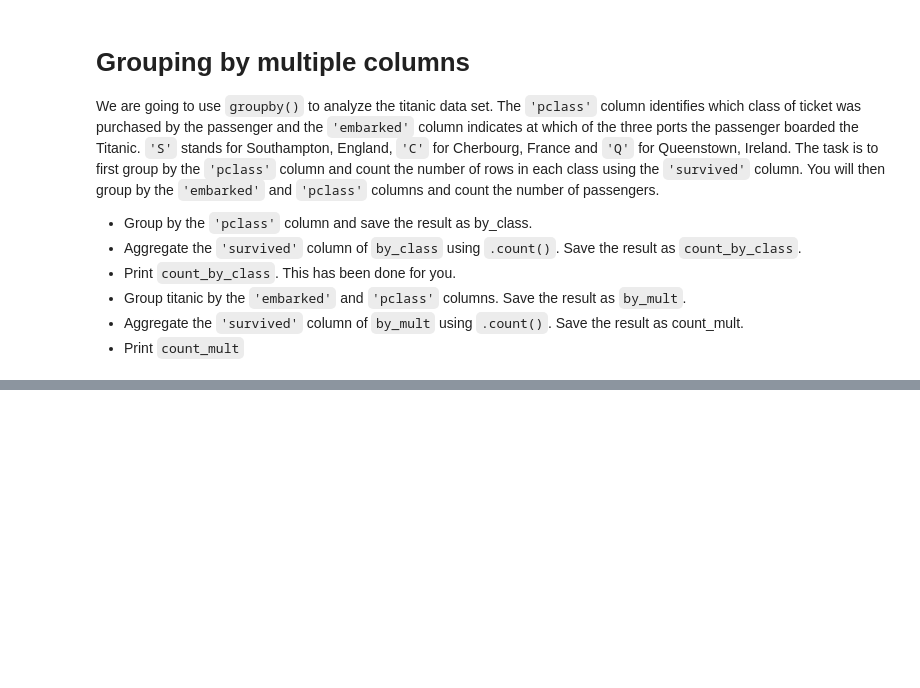
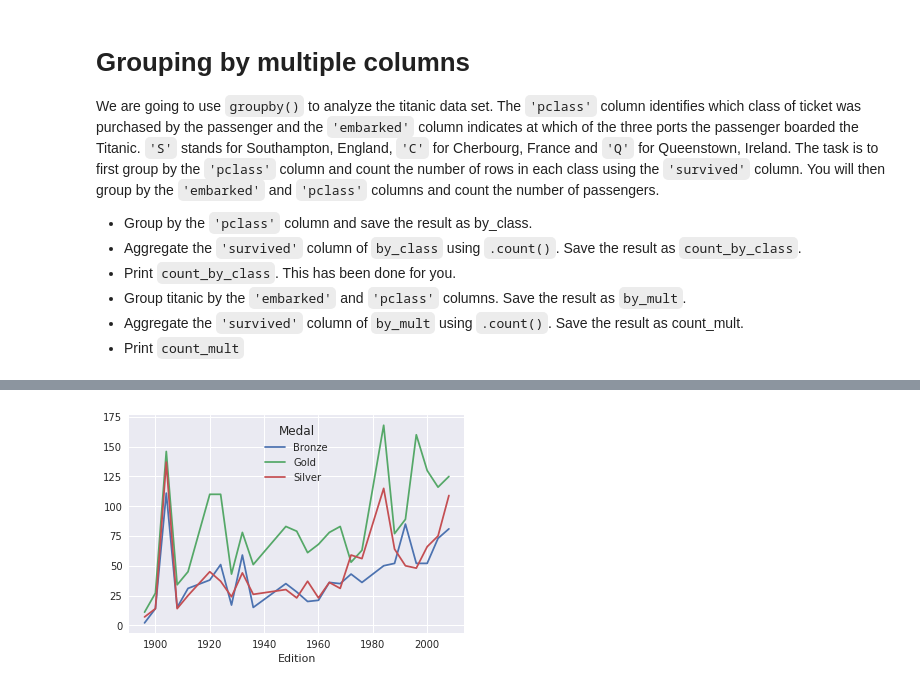
Before and after one commit to ezechidc/datacamp_notes, a Jupyter notebook: Manipulating DataFrames with pandas/Manipulating DataFrames with pandas.ipynb, the cells around one changed output, grey strips where cells are left out. Saved outputs shown, nothing was run; the diff lists cells and outputs as text; code cells hidden in the pictures; blank space fills up the shorter version.

```diff
--- a/Manipulating DataFrames with pandas/Manipulating DataFrames with pandas.ipynb
+++ b/Manipulating DataFrames with pandas/Manipulating DataFrames with pandas.ipynb
@@ -4,3 +6,5 @@ import pandas as pd
+# %%
+sns.set()
 # %% [markdown]
 # Indexing and column rearrangement
 There are circumstances in which it's useful to modify the order of your DataFrame columns. We do that now by extracting just two columns from the Pennsylvania election results DataFrame.
@@ -555,0 +1059,2 @@ The `'pclass'` column identifies which class of ticket was purchased by the pass
+# %%
+medals = pd.read_csv('all_medalists.csv', sep=',')
@@ -555,0 +1376,15 @@ The `'pclass'` column identifies which class of ticket was purchased by the pass
+# %%
+# Create the DataFrame: usa
+usa = medals[medals['NOC']=='USA']
+
+# Group usa by ['Edition', 'Medal'] and aggregate over 'Athlete'
+usa_medals_by_year = usa.groupby(['Edition', 'Medal'])['Athlete'].count()
+
+# Reshape usa_medals_by_year by unstacking
+usa_medals_by_year = usa_medals_by_year.unstack(level='Medal')
+
+# Plot the DataFrame usa_medals_by_year
+usa_medals_by_year.plot()
+plt.show()
+# %% [output]
+[figure, added]
```
Also changed, not shown: parts of 71 cells of this notebook, 14 other files.
